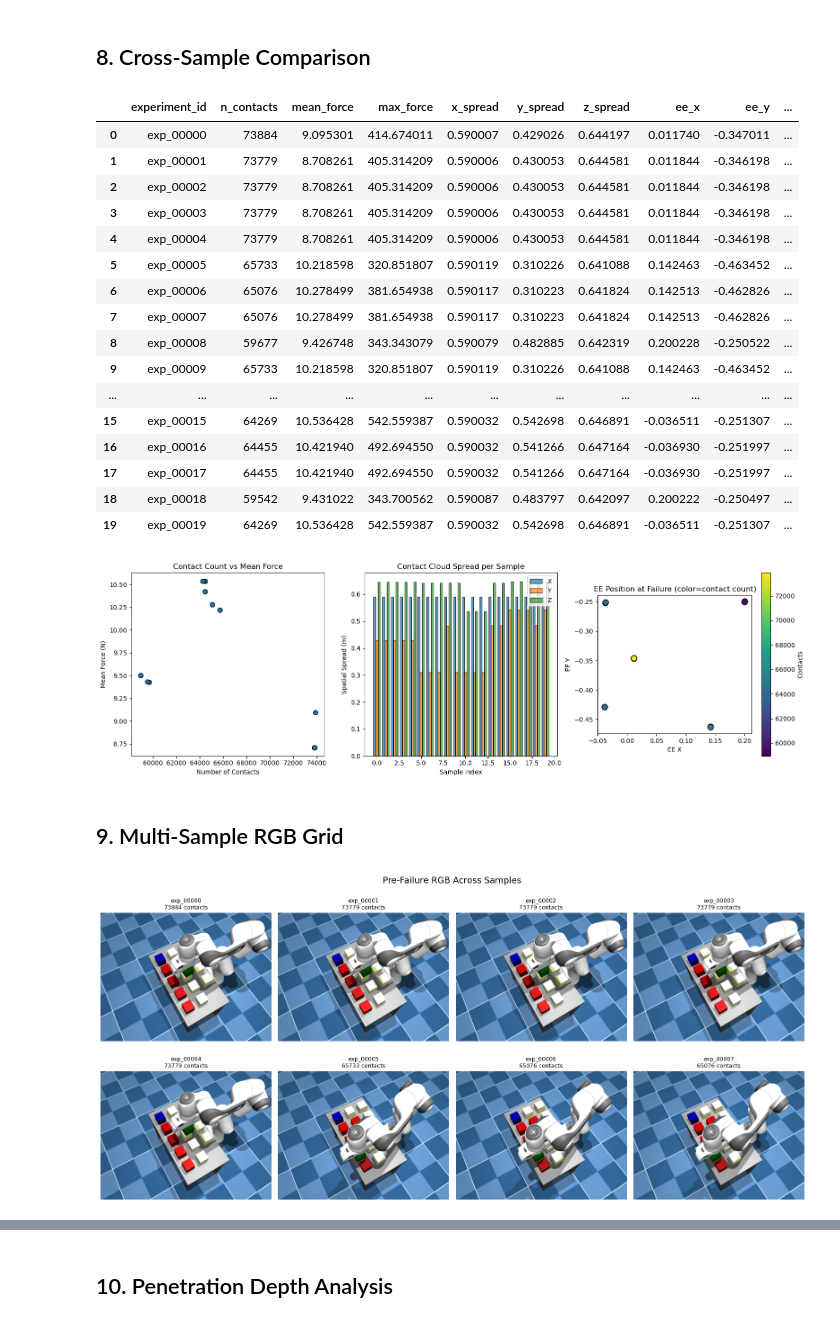
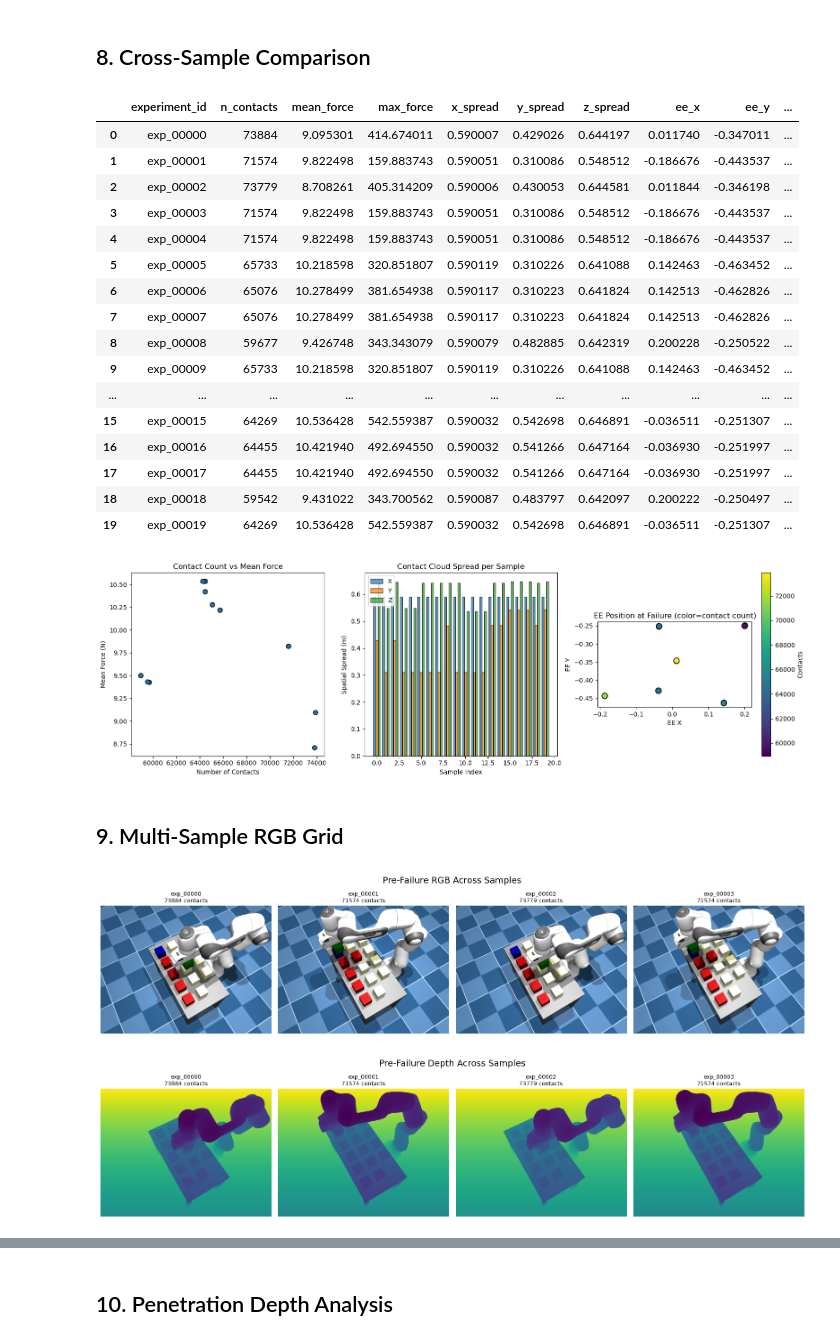
Before and after one commit to ducmngx/FailBench, a Jupyter notebook: visualize_dataset.ipynb, the cells around one changed output, grey strips where cells are left out. Saved outputs shown, nothing was run; the diff lists cells and outputs as text; code cells hidden in the pictures.

```diff
--- a/visualize_dataset.ipynb
+++ b/visualize_dataset.ipynb
@@ -9,8 +9,8 @@ import matplotlib.pyplot as plt
 from pathlib import Path
 from mpl_toolkits.mplot3d import Axes3D
 
-DATASET_DIR = Path("datasets/v5")
+DATASET_DIR = Path("datasets/v6")
 manifest = pd.read_csv(DATASET_DIR / "manifest.csv")
-print(f"Dataset: {len(manifest)} samples  (v5 — broadened contact tracking, 1N threshold)")
+print(f"Dataset: {len(manifest)} samples  (v6 — improved contact tracking, 1N threshold)")
 manifest.head()
 # %% [output]
@@ -289,10 +289,10 @@ stats_df
 # %% [output]
 |  | experiment_id | n_contacts | mean_force | max_force | x_spread | y_spread | z_spread | ee_x | ee_y | ... |
 | 0 | exp_00000 | 73884 | 9.095301 | 414.674011 | 0.590007 | 0.429026 | 0.644197 | 0.011740 | -0.347011 | ... |
-| 1 | exp_00001 | 73779 | 8.708261 | 405.314209 | 0.590006 | 0.430053 | 0.644581 | 0.011844 | -0.346198 | ... |
+| 1 | exp_00001 | 71574 | 9.822498 | 159.883743 | 0.590051 | 0.310086 | 0.548512 | -0.186676 | -0.443537 | ... |
 | 2 | exp_00002 | 73779 | 8.708261 | 405.314209 | 0.590006 | 0.430053 | 0.644581 | 0.011844 | -0.346198 | ... |
-| 3 | exp_00003 | 73779 | 8.708261 | 405.314209 | 0.590006 | 0.430053 | 0.644581 | 0.011844 | -0.346198 | ... |
-| 4 | exp_00004 | 73779 | 8.708261 | 405.314209 | 0.590006 | 0.430053 | 0.644581 | 0.011844 | -0.346198 | ... |
+| 3 | exp_00003 | 71574 | 9.822498 | 159.883743 | 0.590051 | 0.310086 | 0.548512 | -0.186676 | -0.443537 | ... |
+| 4 | exp_00004 | 71574 | 9.822498 | 159.883743 | 0.590051 | 0.310086 | 0.548512 | -0.186676 | -0.443537 | ... |
 | 5 | exp_00005 | 65733 | 10.218598 | 320.851807 | 0.590119 | 0.310226 | 0.641088 | 0.142463 | -0.463452 | ... |
 | 6 | exp_00006 | 65076 | 10.278499 | 381.654938 | 0.590117 | 0.310223 | 0.641824 | 0.142513 | -0.462826 | ... |
 | 7 | exp_00007 | 65076 | 10.278499 | 381.654938 | 0.590117 | 0.310223 | 0.641824 | 0.142513 | -0.462826 | ... |
@@ -336,28 +336,49 @@ axes[2].set_aspect("equal")
 plt.tight_layout()
 plt.show()
 # %% [output]
-[figure, old version]
+[figure, new version]
 # %% [markdown]
 ## 9. Multi-Sample RGB Grid
 # %%
-n_show = min(8, len(manifest))
+n_show = min(4, len(manifest))
 cols = 4
 rows = (n_show + cols - 1) // cols
 fig, axes = plt.subplots(rows, cols, figsize=(4 * cols, 4 * rows))
 axes = axes.flatten()
 
 for i in range(n_show):
     s = np.load(DATASET_DIR / manifest.iloc[i]["npz_file"], allow_pickle=True)
     axes[i].imshow(s["pre_rgb"])
     axes[i].set_title(f"{manifest.iloc[i]['experiment_id']}\n{manifest.iloc[i]['num_contacts']} contacts", fontsize=9)
     axes[i].axis("off")
 
 for i in range(n_show, len(axes)):
     axes[i].axis("off")
 
 plt.suptitle("Pre-Failure RGB Across Samples", fontsize=14)
 plt.tight_layout()
 plt.show()
 # %% [output]
-[figure, old version]
+[figure, new version]
+# %%
+n_show = min(4, len(manifest))
+cols = 4
+rows = (n_show + cols - 1) // cols
+fig, axes = plt.subplots(rows, cols, figsize=(4 * cols, 4 * rows))
+axes = axes.flatten()
+
+for i in range(n_show):
+    s = np.load(DATASET_DIR / manifest.iloc[i]["npz_file"], allow_pickle=True)
+    axes[i].imshow(s["pre_depth"])
+    axes[i].set_title(f"{manifest.iloc[i]['experiment_id']}\n{manifest.iloc[i]['num_contacts']} contacts", fontsize=9)
+    axes[i].axis("off")
+
+for i in range(n_show, len(axes)):
+    axes[i].axis("off")
+
+plt.suptitle("Pre-Failure Depth Across Samples", fontsize=14)
+plt.tight_layout()
+plt.show()
+# %% [output]
+[figure, added]
 # %%
```
Also changed, not shown: parts of 4 cells of this notebook, 33 other files.
